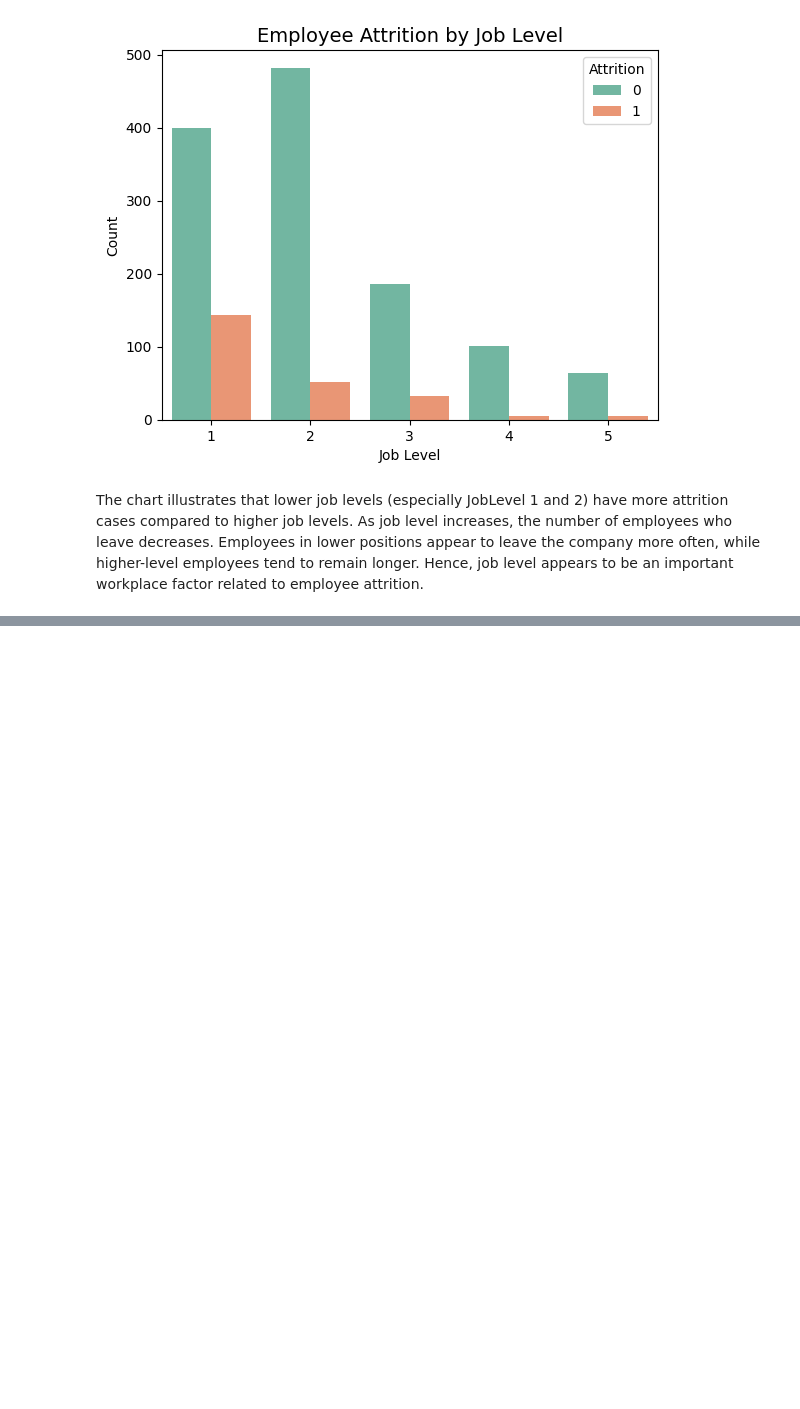
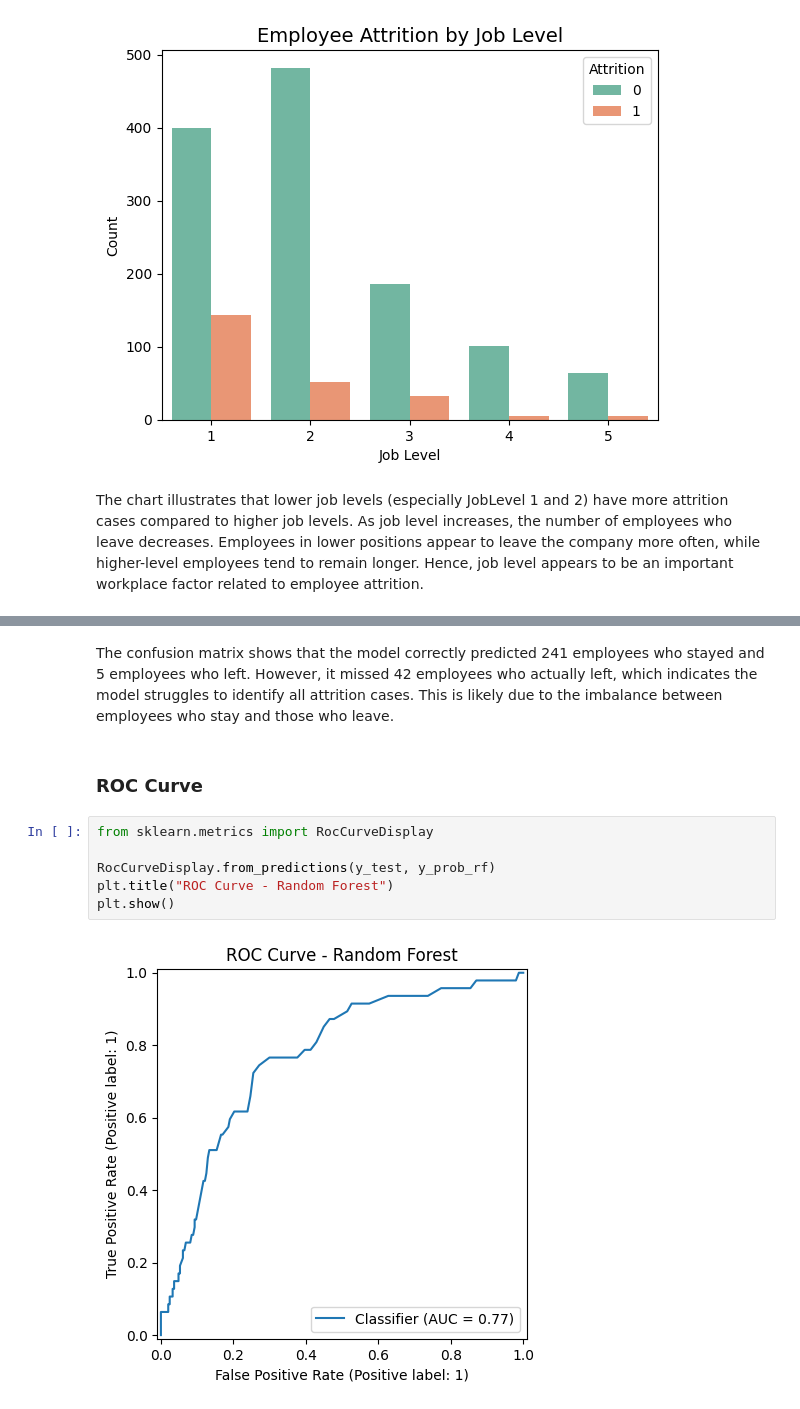
Before and after one commit to Kaurgurpreet23/CPSC5071, a Jupyter notebook: code/CPSC_5071Project.ipynb, the cells around one changed output, grey strips where cells are left out. Saved outputs shown, nothing was run; the diff lists cells and outputs as text; blank space fills up the shorter version.

```diff
--- a/code/CPSC_5071Project.ipynb
+++ b/code/CPSC_5071Project.ipynb
@@ -541,0 +596,12 @@ The chart illustrates that lower job levels (especially JobLevel 1 and 2) have m
+# %% [markdown]
+The confusion matrix shows that the model correctly predicted 241 employees who stayed and 5 employees who left. However, it missed 42 employees who actually left, which indicates the model struggles to identify all attrition cases. This is likely due to the imbalance between employees who stay and those who leave.
+# %% [markdown]
+### ROC Curve
+# %%
+from sklearn.metrics import RocCurveDisplay
+
+RocCurveDisplay.from_predictions(y_test, y_prob_rf)
+plt.title("ROC Curve - Random Forest")
+plt.show()
+# %% [output]
+[figure, added]
```
Also changed, not shown: parts of 15 cells of this notebook.
